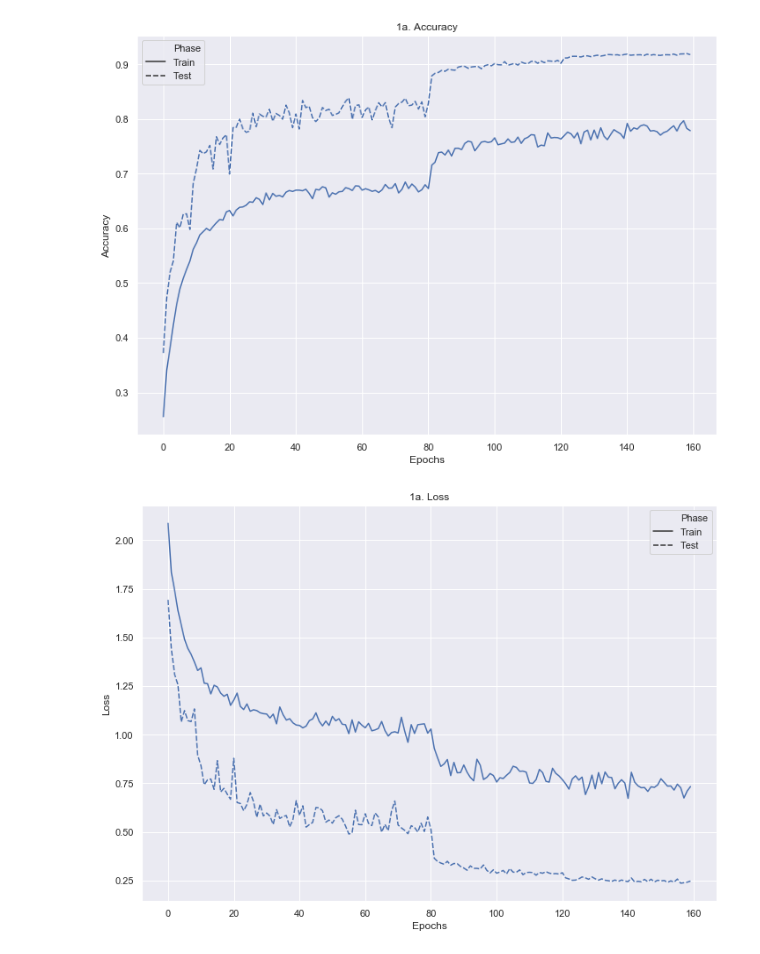
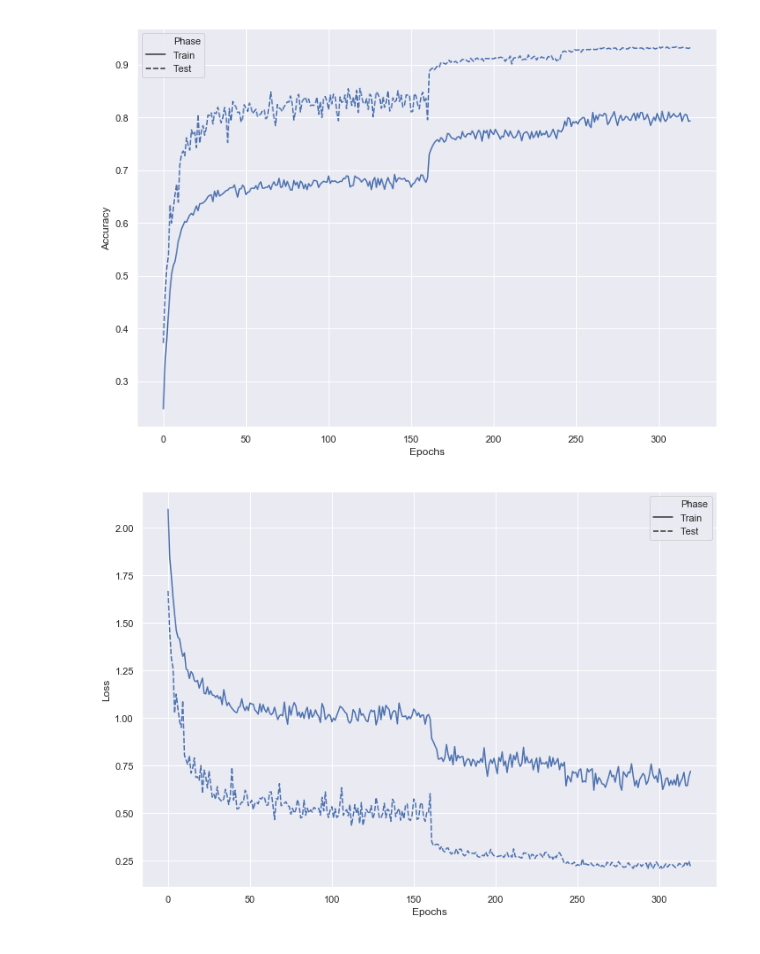
Before and after one commit to Vio8023/pytorch-cifar, a Jupyter notebook: plotlearningcurve.ipynb, the cells around one changed output. Cells and saved outputs as stored; diff of their text form; code cells hidden in the pictures.

```diff
--- a/plotlearningcurve.ipynb
+++ b/plotlearningcurve.ipynb
@@ -23,26 +23,26 @@ def getresult(fn):
 # %%
 import pandas as pd
 import numpy as np
 
-nepochs = 160
-filename = "9178_SSResNet20_start_epoch_0_epochs_160.pk"
+nepochs = 320
+filename = "9323_SSResNet20_start_epoch_0_epochs_320.pk"
 ra = getresult(filename)
 
 dfe = pd.DataFrame()
 dfs = pd.DataFrame()
 
 df1 = pd.DataFrame({"Accuracy":ra['train_acc'],"Phase":'Train' ,"Epochs":list(range(nepochs))})
 df2 = pd.DataFrame({"Accuracy":ra['val_acc'], "Phase":'Test' ,"Epochs":list(range(nepochs))})
 df3 = pd.DataFrame({"Loss":ra['train_loss'],"Phase":'Train' ,"Epochs":list(range(nepochs))})
 df4 = pd.DataFrame({"Loss":ra['val_loss'], "Phase":'Test' ,"Epochs":list(range(nepochs))})
 
 dfe = pd.concat([dfe, df1, df2])
 dfs = pd.concat([dfs, df3, df4])
 
-plot2(dfe, "Epochs", "Accuracy",  style="Phase", pal_num=1, label="1a. Accuracy", savename="all3_acc")
-plot2(dfs, "Epochs", "Loss", style="Phase", pal_num=1, label="1a. Loss", savename="all3_loss")
+plot2(dfe, "Epochs", "Accuracy",  style="Phase", pal_num=1, savename="all3_320_acc")
+plot2(dfs, "Epochs", "Loss", style="Phase", pal_num=1, savename="all3_320_loss")
 # %% [output]
-[figure, old version]
+[figure, new version]
-[figure, old version]
+[figure, new version]
 # %%
 sns.
```
Also changed, not shown: parts of 1 cell of this notebook, 2 other files.
